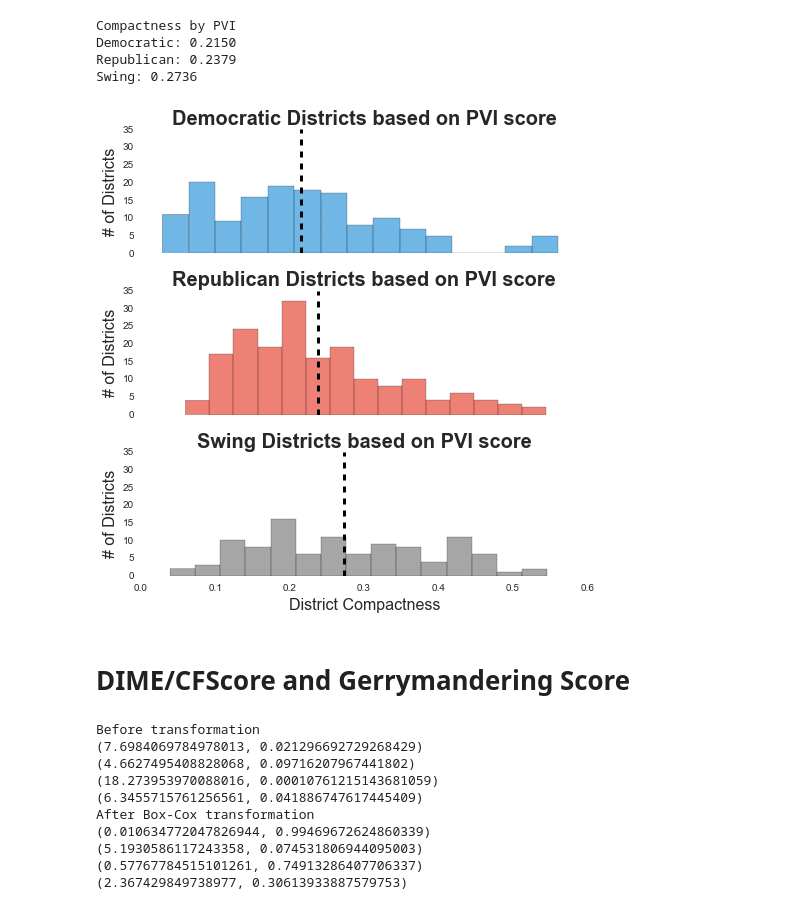
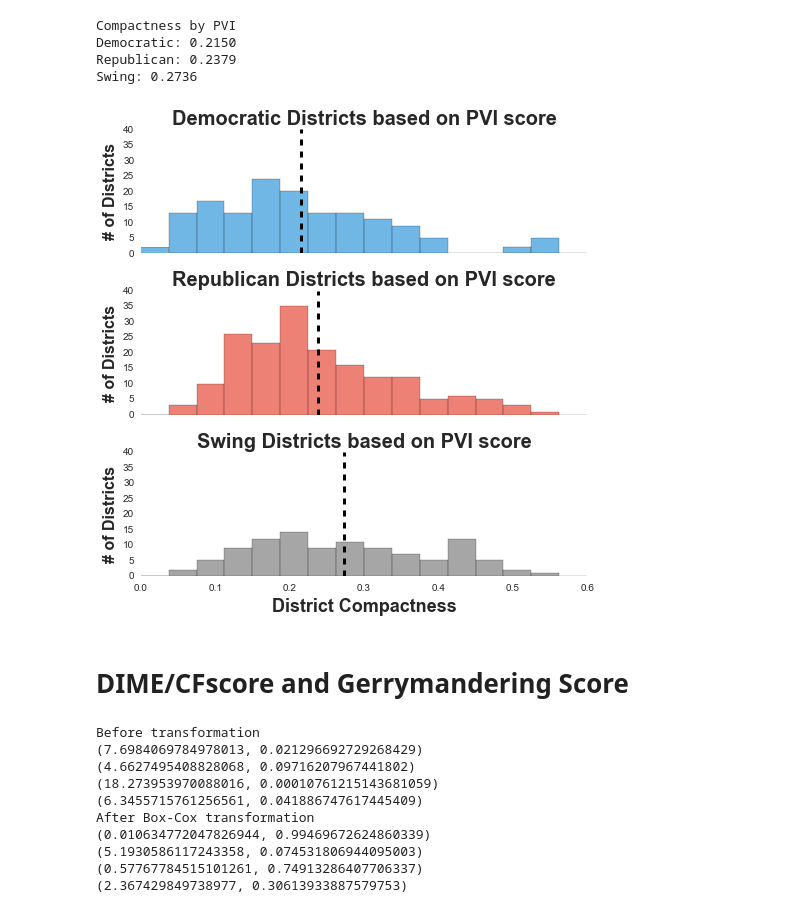
Before and after one commit to Najuh/gerrymandering-congress, a Jupyter notebook: python/analysis.ipynb, the cells around one changed output. Cells and saved outputs as stored; diff of their text form; code cells hidden in the pictures.

```diff
--- a/python/analysis.ipynb
+++ b/python/analysis.ipynb
@@ -20,12 +17,12 @@ colors['blue'] = '#3498db'
 colors['red'] = '#e74c3c'
 
 fonts = {}
-fonts['xlabelsize'] = 16
+fonts['xlabelsize'] = 18
 fonts['ylabelsize'] = 16
 fonts['titlesize'] = 20
 
-fonts['xlabelweight'] = 'normal'
-fonts['ylabelweight'] = 'normal'
+fonts['xlabelweight'] = 'bold'
+fonts['ylabelweight'] = 'bold'
 fonts['titleweight'] = 'bold'
 
 figset = {}
@@ -299,38 +304,47 @@ Swing: 0.2736
 # %%
 f, (ax1,ax2,ax3) = plt.subplots(3, 1, sharex=True, sharey=True, figsize=(8, 8))
 f.subplots_adjust(wspace=0.08,hspace=0.3)
 # f.set_size_inches(10,10)
 
-bins = 15
+ylim = (0, 40)
+xlim = (0, 0.6)
+
+bins = 16
+binrange = (0, 0.6)
 
 # plot histograms
-demS['compact'].hist(ax=ax1, color=colors['blue'], alpha=figset['alpha'], bins=bins)
-repS['compact'].hist(ax=ax2, color=colors['red'], alpha=figset['alpha'], bins=bins)
-swS['compact'].hist(ax=ax3, color = colors['gray'], alpha=figset['alpha'], bins=bins)
+demS['compact'].hist(ax=ax1, color=colors['blue'], alpha=figset['alpha'], bins=bins, range=binrange)
+repS['compact'].hist(ax=ax2, color=colors['red'], alpha=figset['alpha'], bins=bins, range=binrange)
+swS['compact'].hist(ax=ax3, color = colors['gray'], alpha=figset['alpha'], bins=bins, range=binrange)
 
 # set labels
 ax1.set_title('Democratic Districts based on PVI score', fontsize=fonts['titlesize'], fontweight=fonts['titleweight'])
 ax2.set_title('Republican Districts based on PVI score', fontsize=fonts['titlesize'], fontweight=fonts['titleweight'])
 ax3.set_title('Swing Districts based on PVI score', fontsize=fonts['titlesize'], fontweight=fonts['titleweight'])
 
 ax3.set_xlabel('District Compactness', fontsize=fonts['xlabelsize'], fontweight=fonts['xlabelweight'])
 
 ax1.set_ylabel('# of Districts', fontsize=fonts['ylabelsize'], fontweight=fonts['ylabelweight'])
 ax2.set_ylabel('# of Districts', fontsize=fonts['ylabelsize'], fontweight=fonts['ylabelweight'])
 ax3.set_ylabel('# of Districts', fontsize=fonts['ylabelsize'], fontweight=fonts['ylabelweight'])
 
+# vertical mean lines
 ax1.axvline(demS['compact'].mean(), color='black', linestyle='dashed', linewidth=3)
 ax2.axvline(repS['compact'].mean(), color='black', linestyle='dashed', linewidth=3)
 ax3.axvline(swS['compact'].mean(), color='black', linestyle='dashed', linewidth=3)
 
-ymax=35
-ax1.set_ylim(top=ymax)
+# clean up plot
+ax1.set_ylim(ylim)
+ax1.set_xlim(xlim)
+ax1.grid(False)
+ax2.grid(False)
+ax3.grid(False)
 
 plt.savefig("pvi_comp_hist.png", bbox_inches='tight', dpi=figset['dpi'])
 # %% [output]
-[figure, old version]
+[figure, new version]
 # %% [markdown]
-# DIME/CFScore and Gerrymandering Score
+# DIME/CFscore and Gerrymandering Score
 # %%
 methodReapportion = 'state'
 
```
Also changed, not shown: parts of 5 cells of this notebook.
